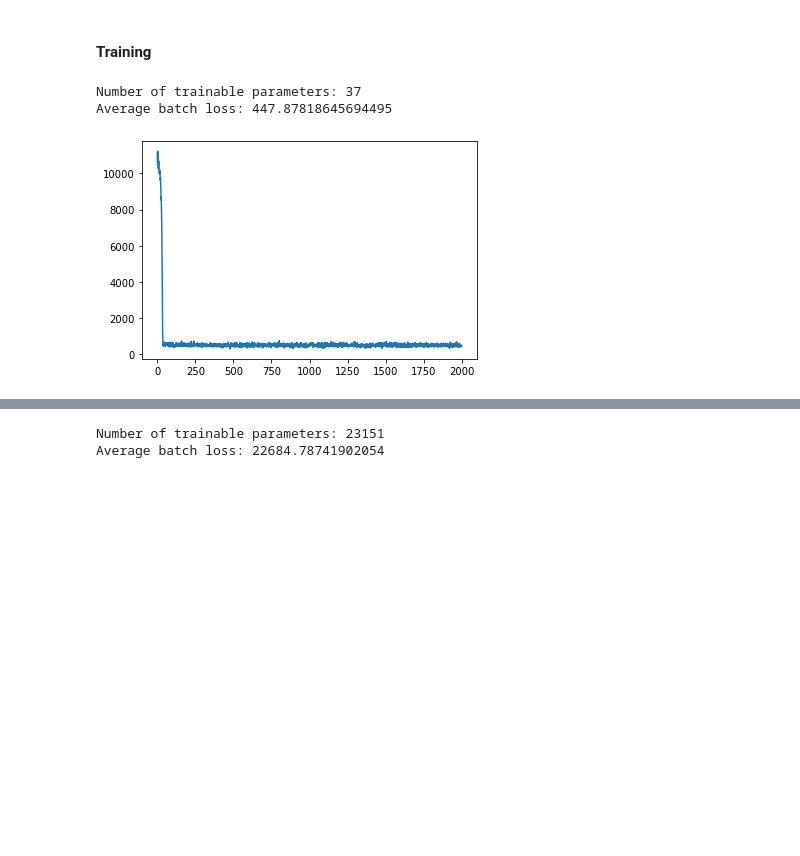
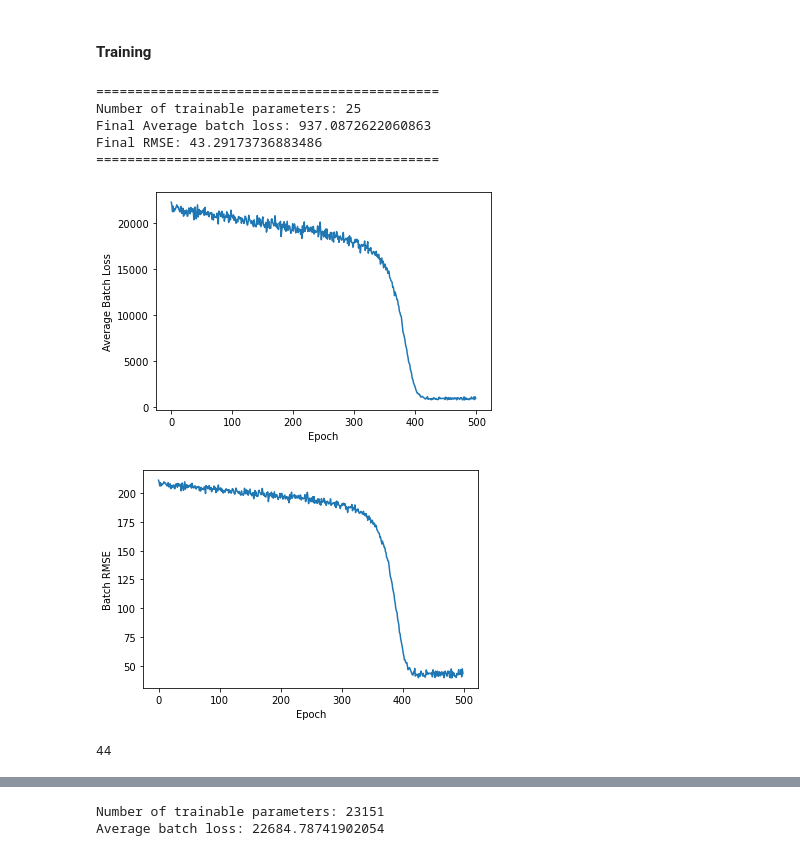
Before and after one commit to MasonOgden/Data401Project3, a Jupyter notebook: neural_network.ipynb, the cells around one changed output, grey strips where cells are left out. Cells and saved outputs as stored; diff of their text form; code cells hidden in the pictures; blank space fills up the shorter version.

Commit message:
implemented predict and rmse

```diff
--- a/neural_network.ipynb
+++ b/neural_network.ipynb
@@ -302,16 +337,23 @@ y = beta_0 + (beta_1 * X[:, 0]) + (beta_2 * X[:, 1])  # make a linear combinatio
 #### Training
 # %%
 # Hyperparameters:
-batch_size = 128
-learning_rate = 0.00001
-max_num_iterations = 2000
-width = 4
+batch_size = 256
+learning_rate = 0.000001
+max_num_iterations = 500
+width = 3
 depth = 2
 
 # Training:
 train_net = NeuralNetwork(depth, width, input_shape=(batch_size, X.shape[1]))
 train_net.train(X, y, batch_size, learning_rate, max_num_iterations)
+
+len('Final Average batch loss: 427.67844468488255')
 # %% [output]
-Number of trainable parameters: 37
-Average batch loss: 447.87818645694495
+============================================
+Number of trainable parameters: 25
+Final Average batch loss: 937.0872622060863
+Final RMSE: 43.29173736883486
+============================================
-[figure, old version]
+[figure, new version]
+[figure, added]
+44
```
Also changed, not shown: parts of 6 cells of this notebook, 1 other file.
